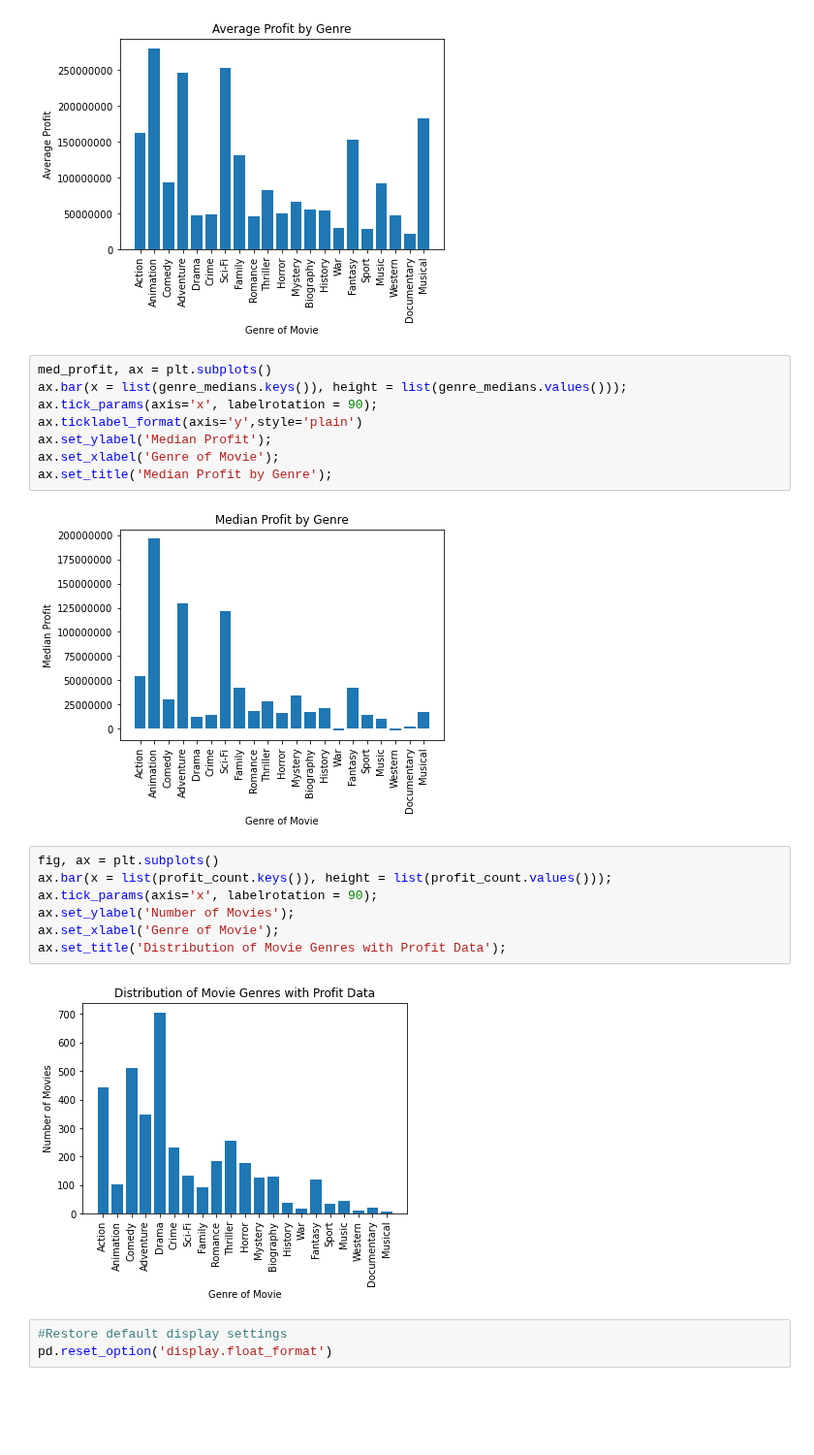
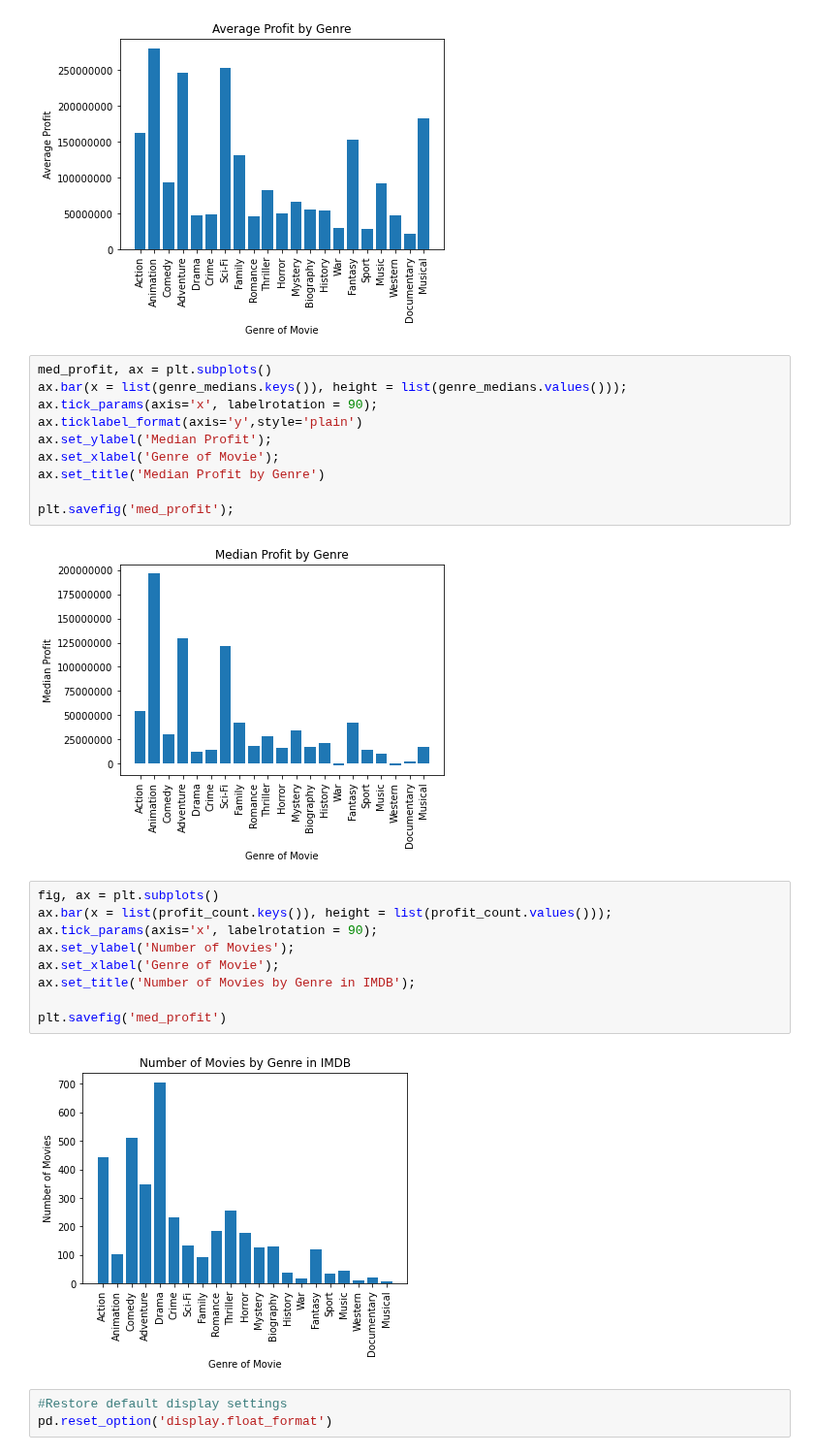
Before and after one commit to ThomasHChapman/p1_project, a Jupyter notebook: tom-working.ipynb, the cells around one changed output. Shown at 97% size. Drawn from its saved outputs; the diff is of its cells as text; blank space fills up the shorter version.

```diff
--- a/tom-working.ipynb
+++ b/tom-working.ipynb
@@ -559,18 +559,22 @@ ax.tick_params(axis='x', labelrotation = 90);
 ax.ticklabel_format(axis='y',style='plain')
 ax.set_ylabel('Median Profit');
 ax.set_xlabel('Genre of Movie');
-ax.set_title('Median Profit by Genre');
+ax.set_title('Median Profit by Genre')
+
+plt.savefig('med_profit');
 # %% [output]
 [figure]
 # %%
 fig, ax = plt.subplots()
 ax.bar(x = list(profit_count.keys()), height = list(profit_count.values()));
 ax.tick_params(axis='x', labelrotation = 90);
 ax.set_ylabel('Number of Movies');
 ax.set_xlabel('Genre of Movie');
-ax.set_title('Distribution of Movie Genres with Profit Data');
+ax.set_title('Number of Movies by Genre in IMDB');
+
+plt.savefig('med_profit')
 # %% [output]
-[figure, old version]
+[figure, new version]
 # %%
 #Restore default display settings
 pd.reset_option('display.float_format')
```
Also changed, not shown: parts of 1 cell of this notebook, 3 other files.
